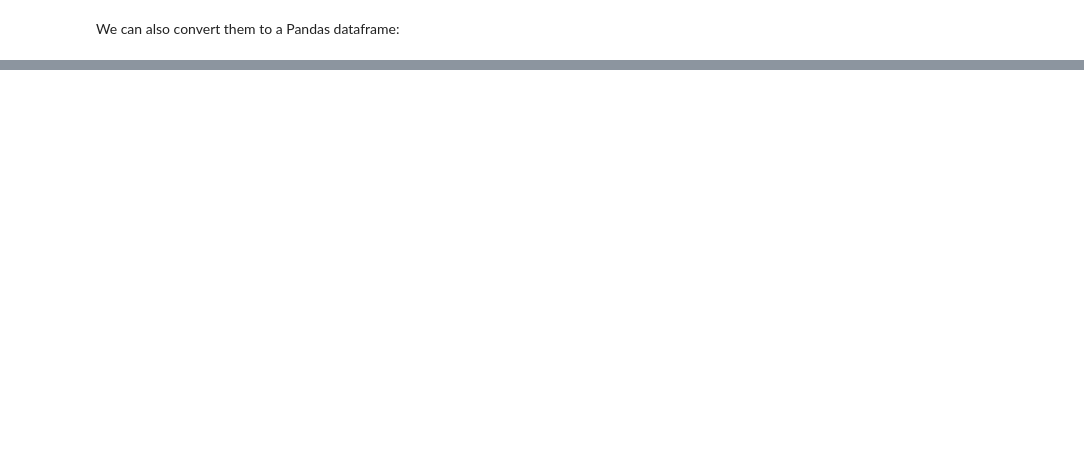
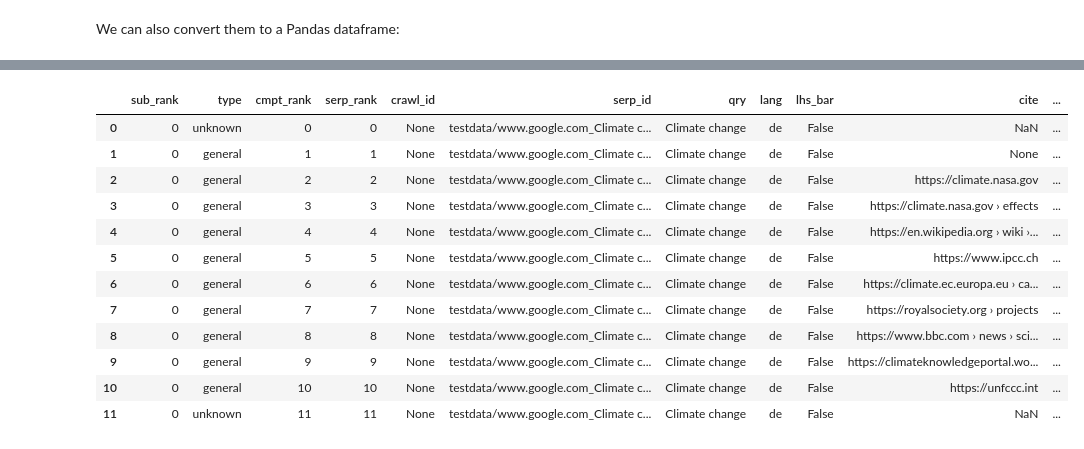
Before and after one commit to gesiscss/WebBot-tutorials, a Jupyter notebook: websearcher.ipynb, the cells around one changed output, grey strips where cells are left out. Saved outputs shown, nothing was run; the diff lists cells and outputs as text; code cells hidden in the pictures; blank space fills up the shorter version.

```diff
--- a/websearcher.ipynb
+++ b/websearcher.ipynb
@@ -90,0 +98,21 @@ pd.DataFrame(se.results)
+# %%
+filename = 'testdata/www.google.com_Climate change_text_2023-08-02_14_50_18.html'
+with open(filename, 'r') as file:
+    se.html = file.read()
+    se.serp_id = filename
+# %%
+pd.DataFrame(se.results)
+# %% [output]
+|  | sub_rank | type | cmpt_rank | serp_rank | crawl_id | serp_id | qry | lang | lhs_bar | cite | ... |
+| 0 | 0 | unknown | 0 | 0 | None | testdata/www.google.com_Climate c... | Climate change | de | False | NaN | ... |
+| 1 | 0 | general | 1 | 1 | None | testdata/www.google.com_Climate c... | Climate change | de | False | None | ... |
+| 2 | 0 | general | 2 | 2 | None | testdata/www.google.com_Climate c... | Climate change | de | False | https://climate.nasa.gov | ... |
+| 3 | 0 | general | 3 | 3 | None | testdata/www.google.com_Climate c... | Climate change | de | False | https://climate.nasa.gov › effects | ... |
+| 4 | 0 | general | 4 | 4 | None | testdata/www.google.com_Climate c... | Climate change | de | False | https://en.wikipedia.org › wiki ›... | ... |
+| 5 | 0 | general | 5 | 5 | None | testdata/www.google.com_Climate c... | Climate change | de | False | https://www.ipcc.ch | ... |
+| 6 | 0 | general | 6 | 6 | None | testdata/www.google.com_Climate c... | Climate change | de | False | https://climate.ec.europa.eu › ca... | ... |
+| 7 | 0 | general | 7 | 7 | None | testdata/www.google.com_Climate c... | Climate change | de | False | https://royalsociety.org › projects | ... |
+| 8 | 0 | general | 8 | 8 | None | testdata/www.google.com_Climate c... | Climate change | de | False | https://www.bbc.com › news › sci... | ... |
+| 9 | 0 | general | 9 | 9 | None | testdata/www.google.com_Climate c... | Climate change | de | False | https://climateknowledgeportal.wo... | ... |
+| 10 | 0 | general | 10 | 10 | None | testdata/www.google.com_Climate c... | Climate change | de | False | https://unfccc.int | ... |
+| 11 | 0 | unknown | 11 | 11 | None | testdata/www.google.com_Climate c... | Climate change | de | False | NaN | ... |
```
Also changed, not shown: parts of 9 cells of this notebook, 13 other files.
